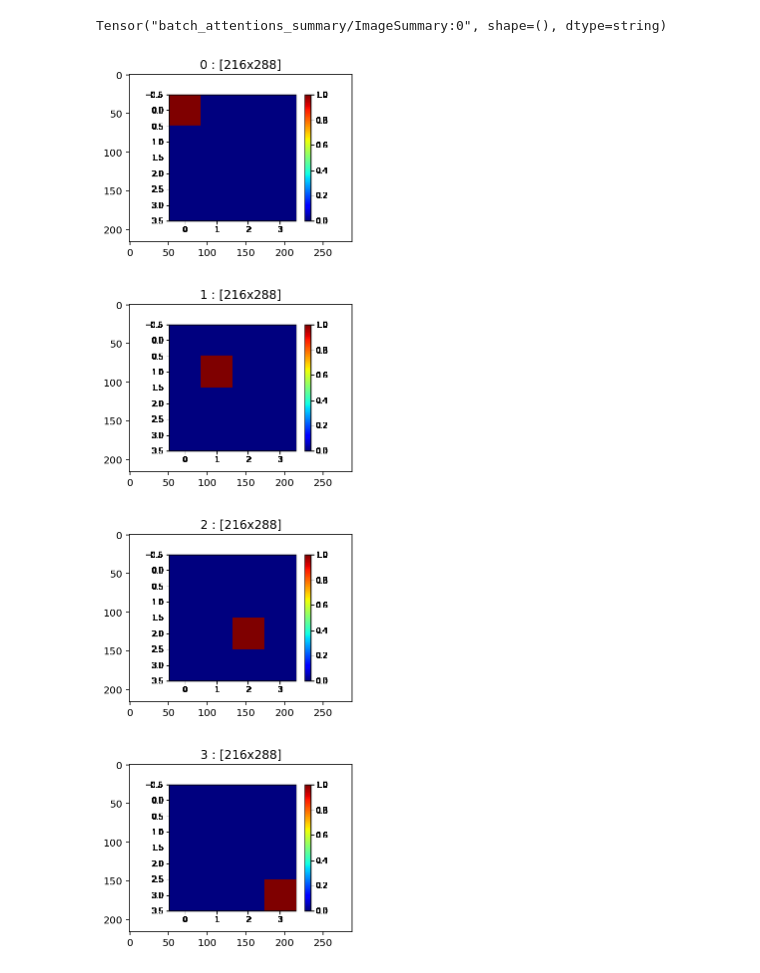
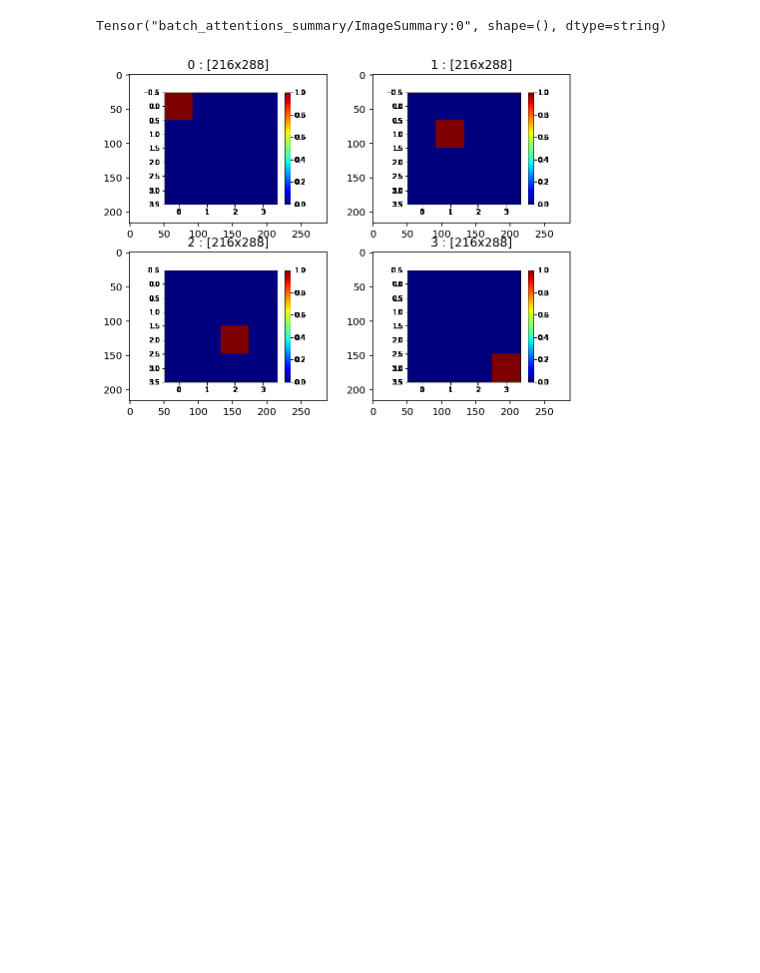
Before and after one commit to wookayin/tensorflow-plot, a Jupyter notebook: examples/showcases.ipynb, the cells around one changed output. Saved outputs shown, nothing was run; the diff lists cells and outputs as text; code cells hidden in the pictures; blank space fills up the shorter version.

```diff
--- a/examples/showcases.ipynb
+++ b/examples/showcases.ipynb
@@ -36,7 +36,14 @@ def execute_plot_op(image):
     print (">>> " + str(image))
     ret = image.eval()
     plt.close()
-    return Image.fromarray(ret)
+
+    if len(ret.shape) == 3:
+        # single image
+        return Image.fromarray(ret)
+    elif len(ret.shape) == 4:
+        return [Image.fromarray(r) for r in ret]
+    else:
+        raise ValueError("Invalid rank : %d" % len(ret.shape))
 # %%
 def execute_and_extract_image_summary(summary_op):
     from cStringIO import StringIO
@@ -123,8 +130,8 @@ execute_plot_op(plot_op)
 # the plot function can have additional kwargs for providing configuration points
 def overlay_attention(attention, image,
                       alpha=0.5, cmap='jet'):
-
-    fig, ax = plt.subplots(figsize=(4, 4))
+    fig = tfplot.Figure(figsize=(4, 4))
+    ax = fig.add_subplot(1, 1, 1)
     ax.axis('off')
     fig.subplots_adjust(0, 0, 1, 1)  # get rid of margins
 
@@ -150,0 +160,12 @@ execute_plot_op(plot_op)
+# %%
+# make a fake batch
+batch_size = 3
+attention_batch = tf.random_gamma([batch_size, 7, 7], alpha=0.3, seed=42)
+image_batch = tf.tile(tf.expand_dims(image_tensor, 0),
+                      [batch_size, 1, 1, 1], name='image_batch')
+print (attention_batch)
+print (image_batch)
+
+# plot_many()
+plot_op = tfplot.plot_many(overlay_attention, [attention_batch, image_batch])
+images = execute_plot_op(plot_op)
@@ -150,0 +176,7 @@ execute_plot_op(plot_op)
+# %%
+# just see the three images
+_, axes = plt.subplots(1, 3, figsize=(10, 3))
+for i in range(batch_size):
+    axes[i].set_title("%d : [%dx%d]" % (i, images[i].height, images[i].width))
+    axes[i].imshow(images[i])
+plt.show()
@@ -185,14 +219,11 @@ images = execute_and_extract_image_summary(summary_op)
 # %% [output]
 Tensor("batch_attentions_summary/ImageSummary:0", shape=(), dtype=string)
 # %%
-# see the four images stored in the image summary
-for i in range(4):
-    plt.figure(figsize=(4, 4))
-    plt.title("%d : [%dx%d]" % (i, images[i].height, images[i].width))
-    plt.imshow(images[i])
-    plt.show()
+# just see the 4 images in the summary
+_, axes = plt.subplots(2, 2, figsize=(8, 6))
+for i in range(batch_size):
+    axes[i/2, i%2].set_title("%d : [%dx%d]" % (i, images[i].height, images[i].width))
+    axes[i/2, i%2].imshow(images[i])
+plt.show()
 # %% [output]
-[figure, old version]
+[figure, new version]
-[figure, removed]
-[figure, removed]
-[figure, removed]
```
Also changed, not shown: parts of 3 cells of this notebook, 3 other files.
